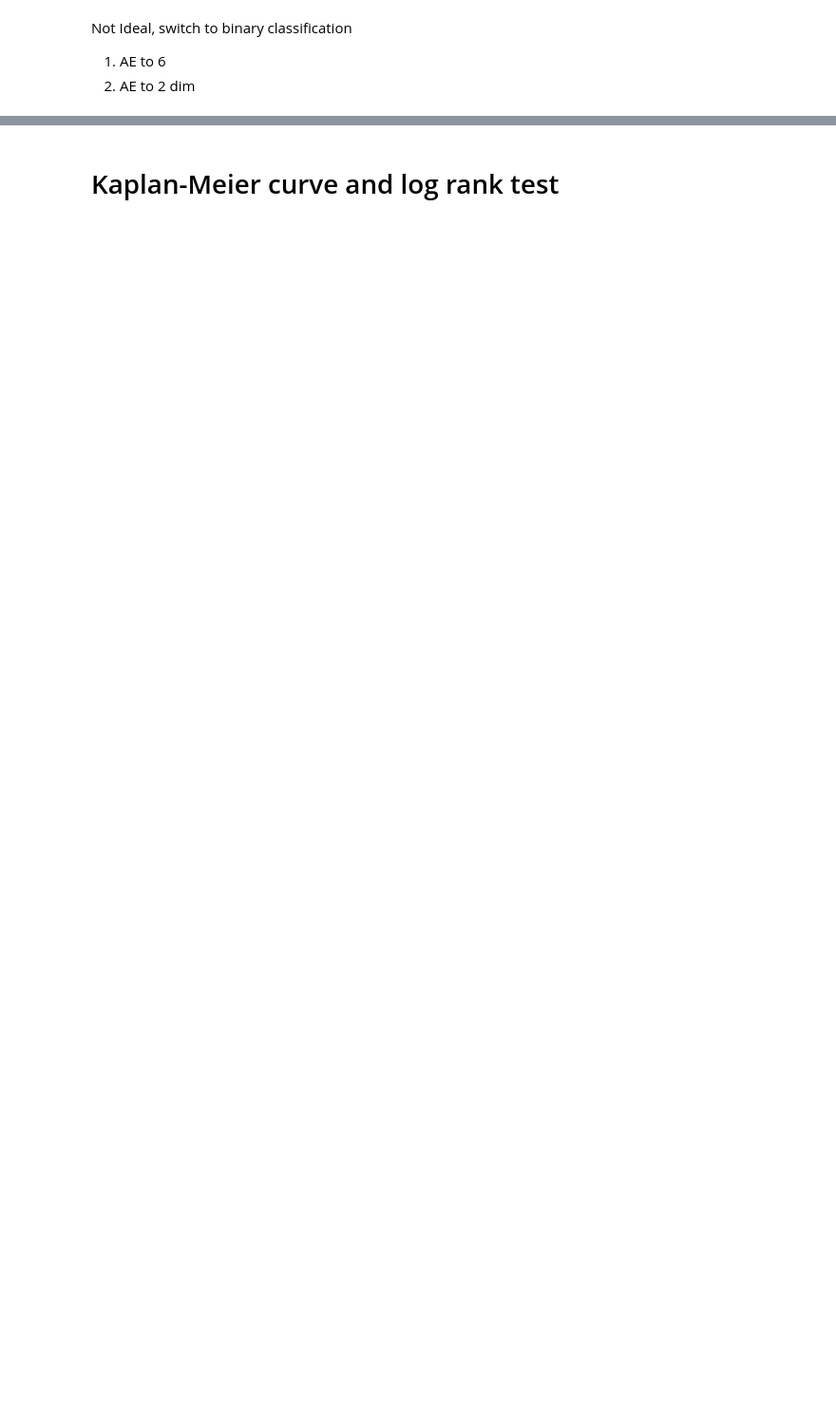
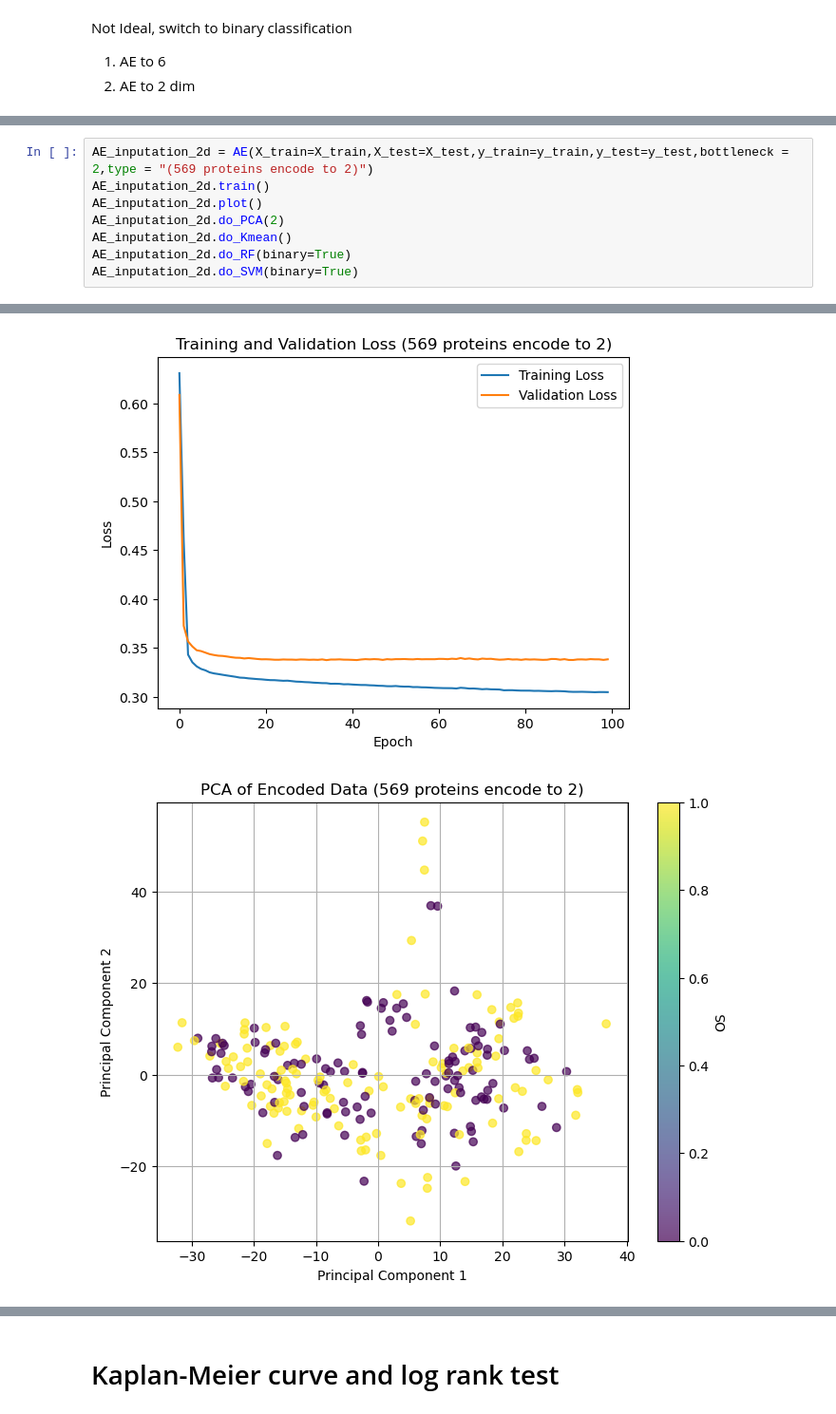
Before and after one commit to smgjch/HSAE, a Jupyter notebook: dataProcess.ipynb, the cells around one changed output, grey strips where cells are left out. Shown at 95% size. Cells and saved outputs as stored; diff of their text form; blank space fills up the shorter version.

```diff
--- a/dataProcess.ipynb
+++ b/dataProcess.ipynb
@@ -969,0 +725,9 @@ weighted avg       0.49      0.49      0.47        82
+# %%
+AE_inputation_2d = AE(X_train=X_train,X_test=X_test,y_train=y_train,y_test=y_test,bottleneck = 2,type = "(569 proteins encode to 2)")
+AE_inputation_2d.train()
+AE_inputation_2d.plot()
+AE_inputation_2d.do_PCA(2)
+AE_inputation_2d.do_Kmean()
+AE_inputation_2d.do_RF(binary=True)
+AE_inputation_2d.do_SVM(binary=True)
+# %% [output]
@@ -969,0 +751,2 @@ weighted avg       0.49      0.49      0.47        82
+[figure, added]
+[figure, added]
```
Also changed, not shown: parts of 27 cells of this notebook.
